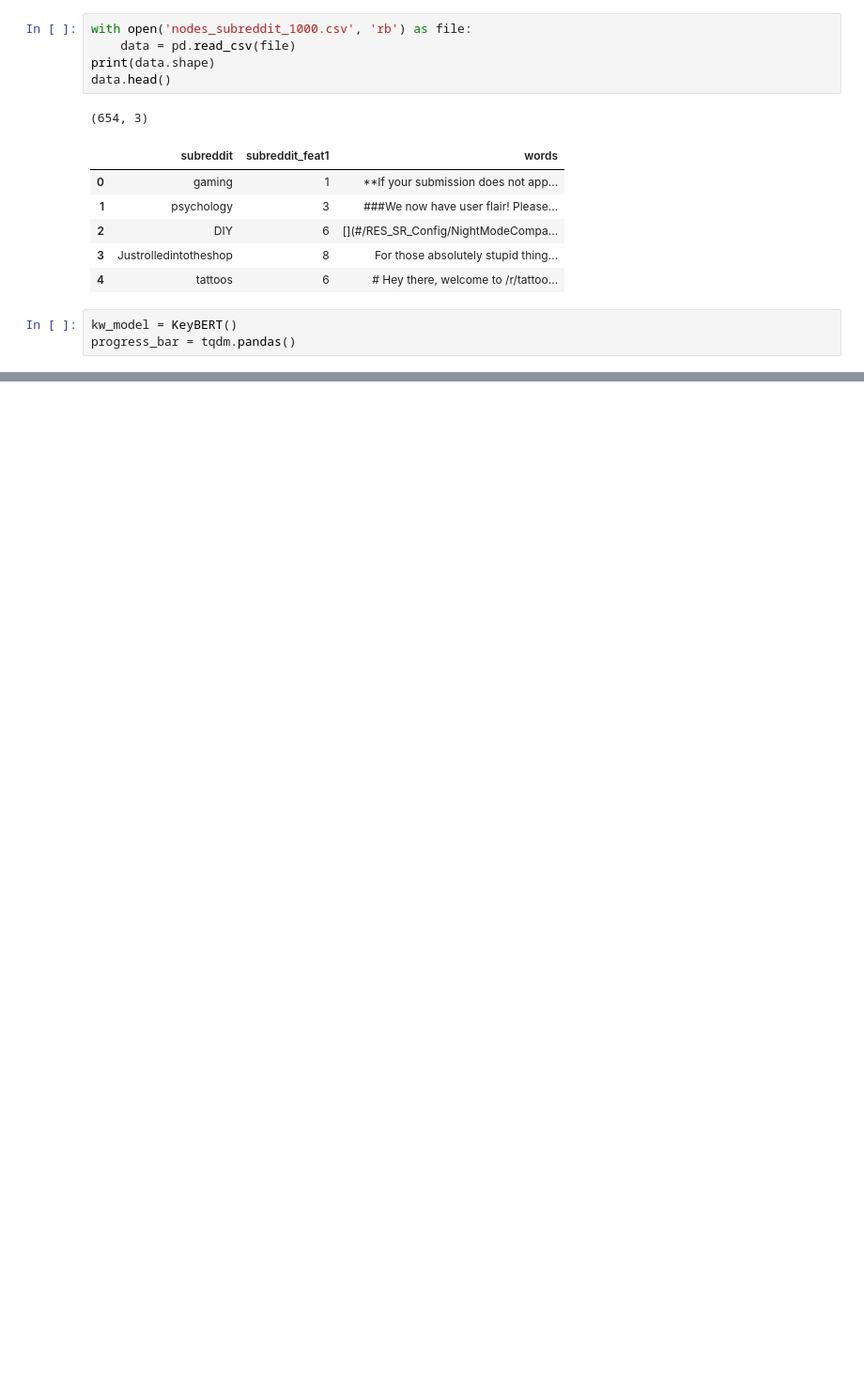
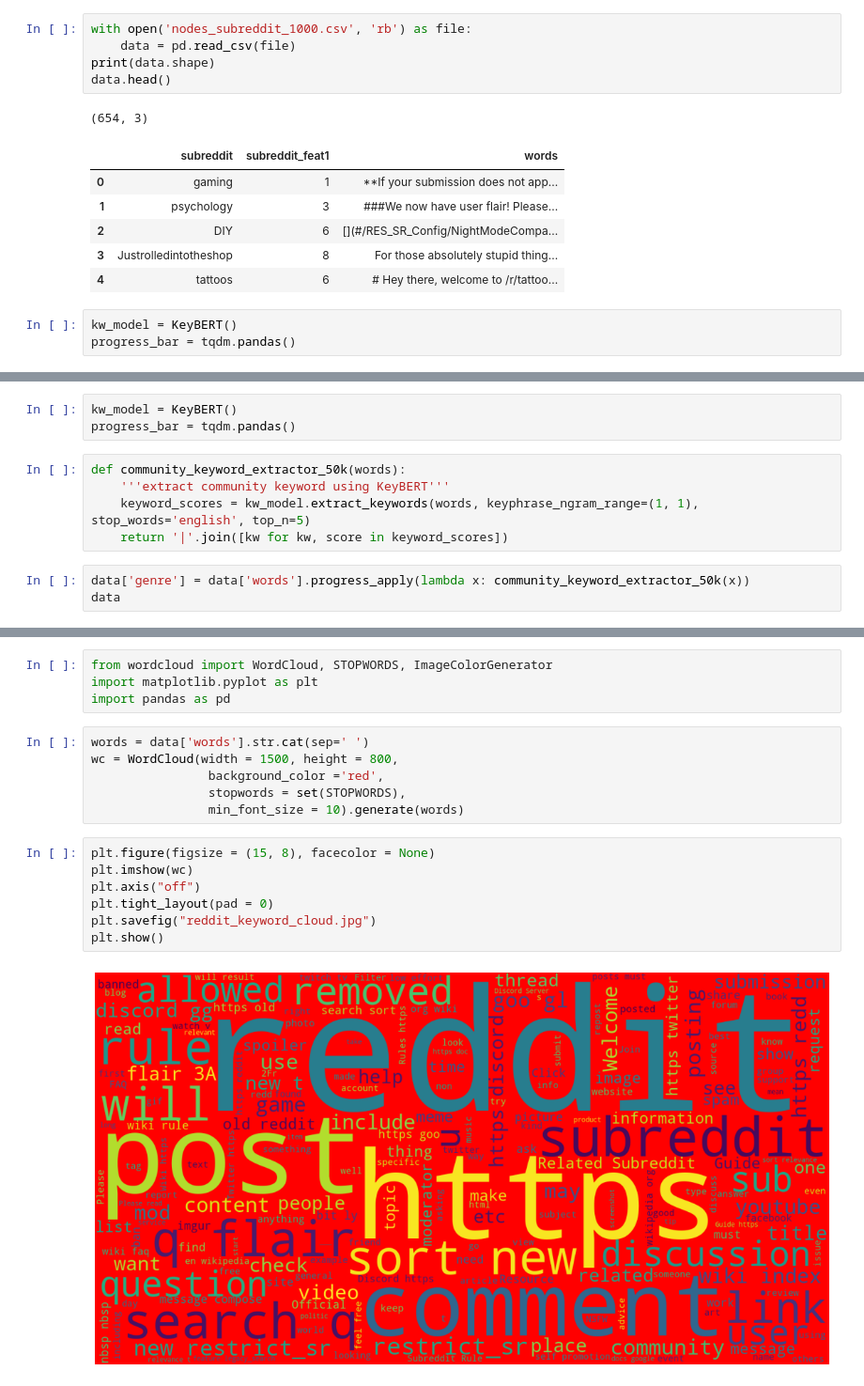
Before and after one commit to yl-miao/Reddit-Recommendation-System, a Jupyter notebook: community_keyword_extractor.ipynb, the cells around one changed output, grey strips where cells are left out. Shown: that part at 94% size. Saved outputs shown, nothing was run; the diff lists cells and outputs as text; blank space fills up the shorter version.

```diff
--- a/community_keyword_extractor.ipynb
+++ b/community_keyword_extractor.ipynb
@@ -92,0 +177,11 @@ data
+# %%
+kw_model = KeyBERT()
+progress_bar = tqdm.pandas()
+# %%
+def community_keyword_extractor_50k(words):
+    '''extract community keyword using KeyBERT'''
+    keyword_scores = kw_model.extract_keywords(words, keyphrase_ngram_range=(1, 1), stop_words='english', top_n=5)
+    return '|'.join([kw for kw, score in keyword_scores])
+# %%
+data['genre'] = data['words'].progress_apply(lambda x: community_keyword_extractor_50k(x))
+data
@@ -92,0 +224,19 @@ data
+# %%
+from wordcloud import WordCloud, STOPWORDS, ImageColorGenerator
+import matplotlib.pyplot as plt
+import pandas as pd
+# %%
+words = data['words'].str.cat(sep=' ')
+wc = WordCloud(width = 1500, height = 800,
+                background_color ='red',
+                stopwords = set(STOPWORDS),
+                min_font_size = 10).generate(words)
+# %%
+plt.figure(figsize = (15, 8), facecolor = None)
+plt.imshow(wc)
+plt.axis("off")
+plt.tight_layout(pad = 0)
+plt.savefig("reddit_keyword_cloud.jpg")
+plt.show()
+# %% [output]
+[figure, added]
```
Also changed, not shown: parts of 28 cells of this notebook, 3 other files.
